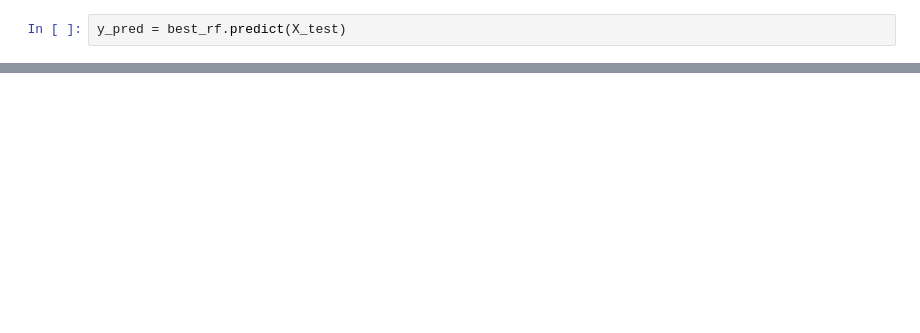
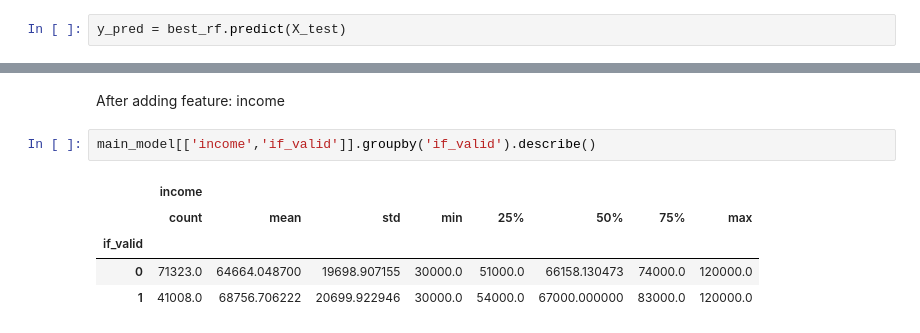
Before and after one commit to mya0220/starbucks_capstone, a Jupyter notebook: Starbucks_Capstone_notebook.ipynb, the cells around one changed output, grey strips where cells are left out. Cells and saved outputs as stored; diff of their text form; blank space fills up the shorter version.

```diff
--- a/Starbucks_Capstone_notebook.ipynb
+++ b/Starbucks_Capstone_notebook.ipynb
@@ -598,0 +625,10 @@ Recall: 0.6684031984492367
+# %% [markdown]
+After adding feature: income
+# %%
+main_model[['income','if_valid']].groupby('if_valid').describe()
+# %% [output]
+|  | income |  |  |  |  |  |  |  |
+|  | count | mean | std | min | 25% | 50% | 75% | max |
+| if_valid |  |  |  |  |  |  |  |  |
+| 0 | 71323.0 | 64664.048700 | 19698.907155 | 30000.0 | 51000.0 | 66158.130473 | 74000.0 | 120000.0 |
+| 1 | 41008.0 | 68756.706222 | 20699.922946 | 30000.0 | 54000.0 | 67000.000000 | 83000.0 | 120000.0 |
```
Also changed, not shown: parts of 25 cells of this notebook, 8 other files.
